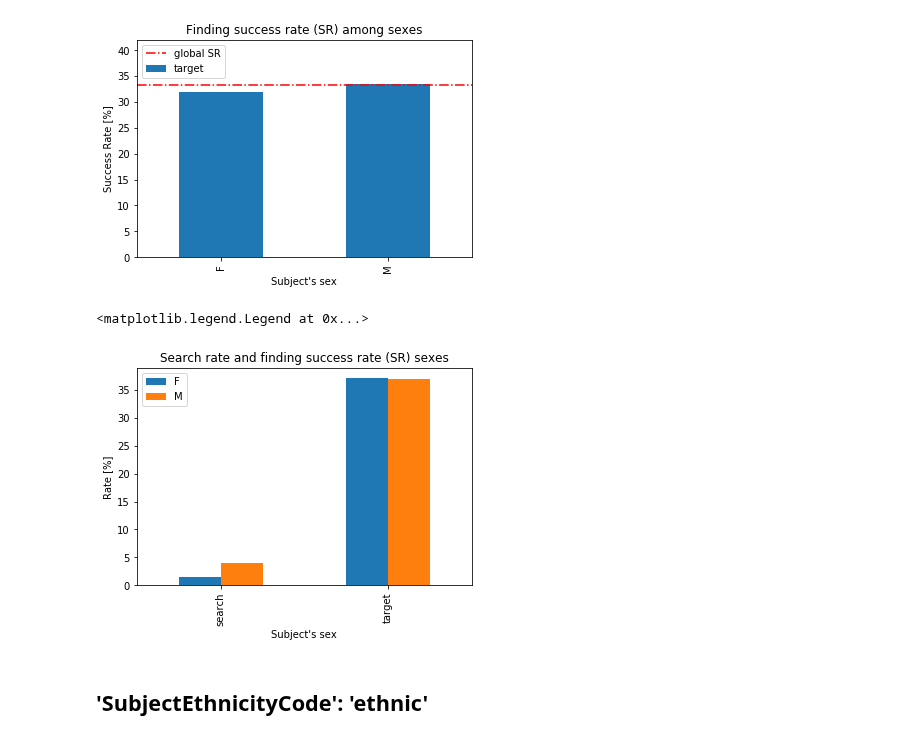
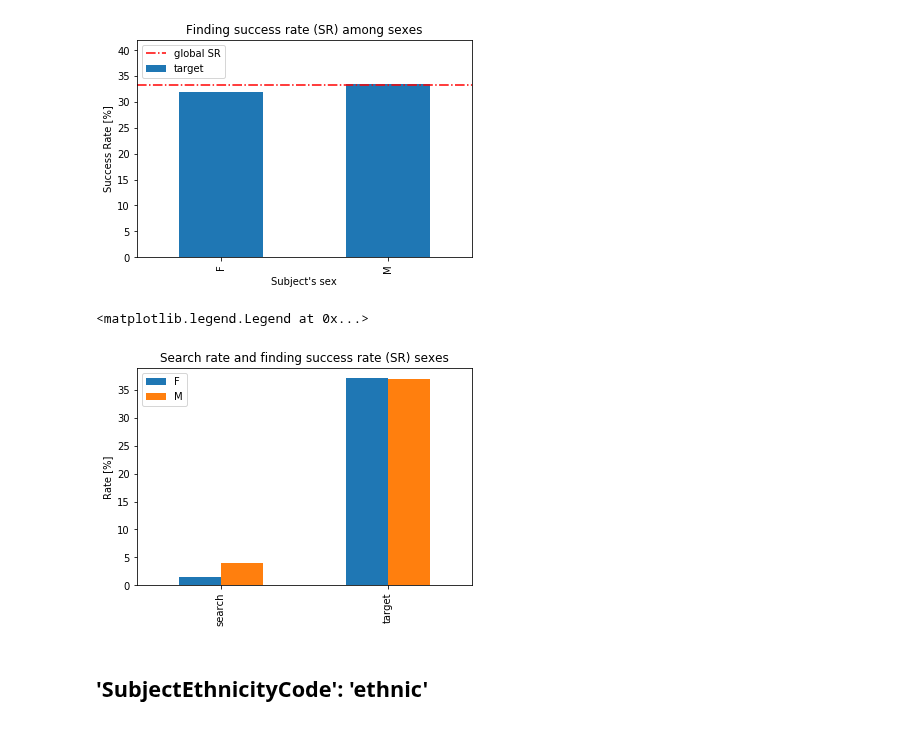
Before and after one commit to jnpicao/LDSSA-batch3-workspace, a Jupyter notebook: Capstone/discrimination_analysis.ipynb, the cells around one changed output. Drawn from its saved outputs; the diff is of its cells as text; code cells hidden in the pictures.

```diff
--- a/Capstone/discrimination_analysis.ipynb
+++ b/Capstone/discrimination_analysis.ipynb
@@ -355,28 +355,28 @@ plt.savefig(os.path.join('plots', 'discrimination_sex_SR.png'));
 # %%
 # create groupby dataframe
 df_aux = df.groupby('sex')[['search', 'target']].agg(['count','sum','mean'])
 
 #create index
 idx = pd.IndexSlice
 
 # Correct target mean to consider only those who were searched
 df_aux.loc[:,idx['target','mean']] = df_aux.loc[:,idx['target','sum']] / df_aux.loc[:,idx['search','sum']]
 
 df_aux = df_aux.loc[:,idx[:,'mean']].sort_values(by=('search','mean')).applymap(lambda x: x*100)
 df_aux = df_aux.T.reset_index(level=1, drop=True)
 
 df_aux.plot.bar()
 
 plt.title('Search rate and finding success rate (SR) sexes')
-plt.xlabel("Subject's sex")
+#plt.xlabel("Subject's sex")
 plt.ylabel("Rate [%]")
 
 plt.legend(loc='upper left')
 
 #plt.savefig(os.path.join('plots', 'discrimination_race_SR.png'));
 # %% [output]
 <matplotlib.legend.Legend at 0x...>
-[figure, old version]
+[figure, new version]
 # %% [markdown]
 ## 'SubjectEthnicityCode': 'ethnic'
 # %%
```
Also changed, not shown: parts of 2 cells of this notebook.
